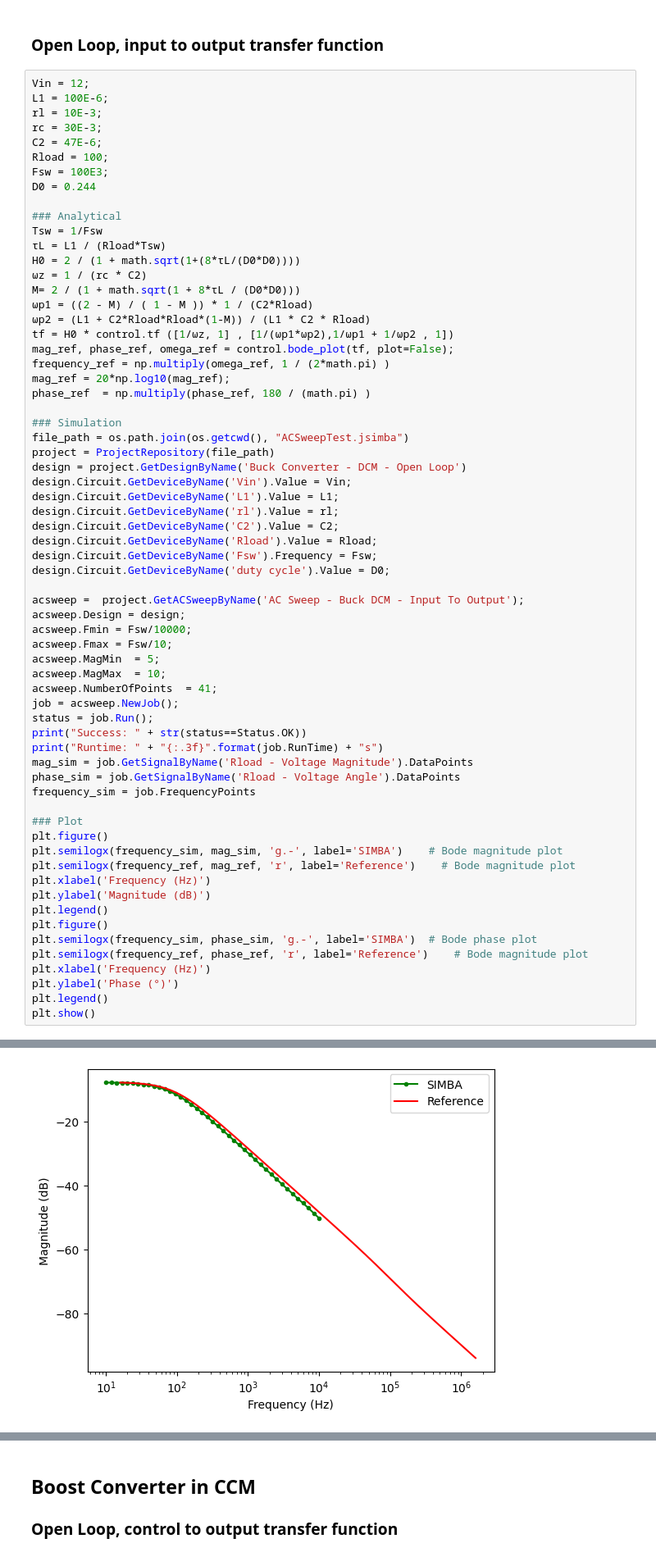
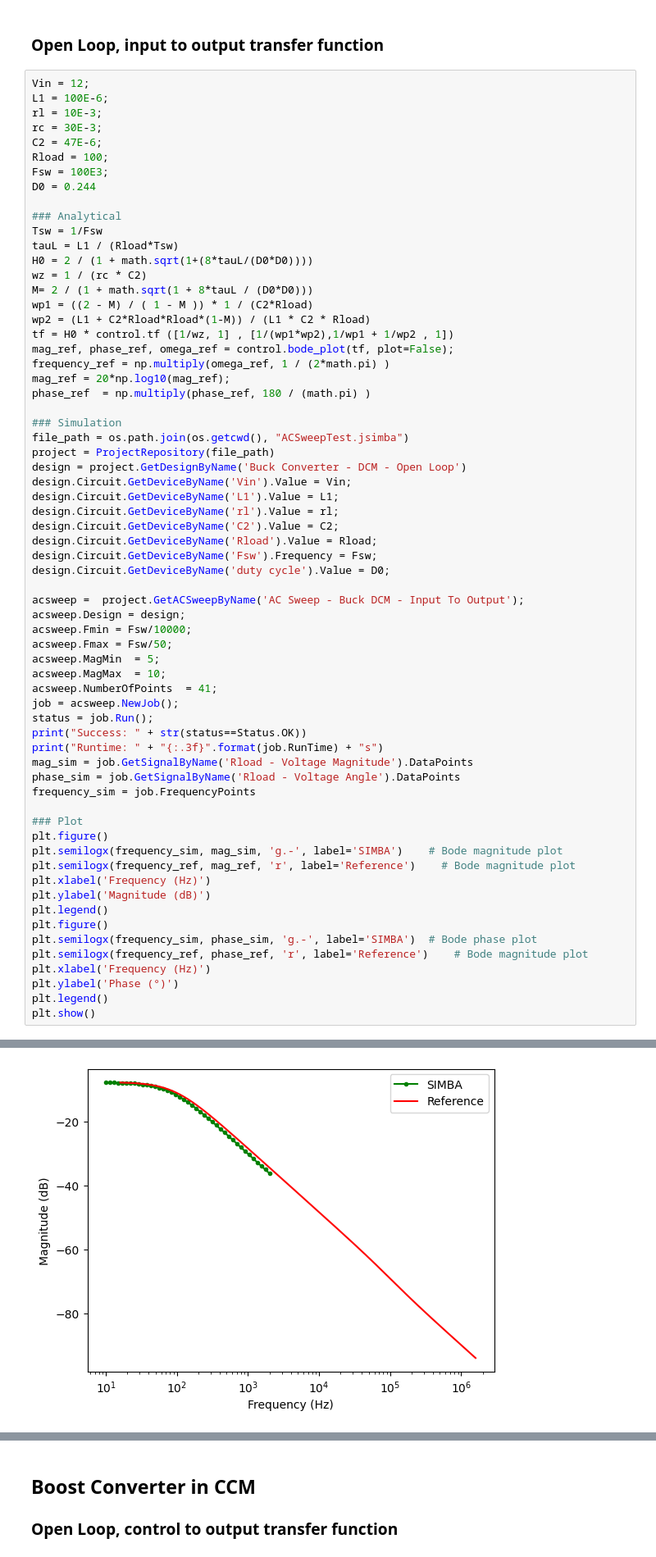
Before and after one commit to aesim-tech/simba-python-examples, a Jupyter notebook: 12. AC Sweep/ACSweepExamples.ipynb, the cells around one changed output, grey strips where cells are left out. Shown at 82% size. Saved outputs shown, nothing was run; the diff lists cells and outputs as text.

```diff
--- a/12. AC Sweep/ACSweepExamples.ipynb
+++ b/12. AC Sweep/ACSweepExamples.ipynb
@@ -228,13 +228,13 @@ D0 = 0.244
 
 ### Analytical
 Tsw = 1/Fsw
-τL = L1 / (Rload*Tsw)
-H0 = 2 / (1 + math.sqrt(1+(8*τL/(D0*D0))))
-ωz = 1 / (rc * C2)
-M= 2 / (1 + math.sqrt(1 + 8*τL / (D0*D0)))
-ωp1 = ((2 - M) / ( 1 - M )) * 1 / (C2*Rload)
-ωp2 = (L1 + C2*Rload*Rload*(1-M)) / (L1 * C2 * Rload)
-tf = H0 * control.tf ([1/ωz, 1] , [1/(ωp1*ωp2),1/ωp1 + 1/ωp2 , 1])
+tauL = L1 / (Rload*Tsw)
+H0 = 2 / (1 + math.sqrt(1+(8*tauL/(D0*D0))))
+wz = 1 / (rc * C2)
+M= 2 / (1 + math.sqrt(1 + 8*tauL / (D0*D0)))
+wp1 = ((2 - M) / ( 1 - M )) * 1 / (C2*Rload)
+wp2 = (L1 + C2*Rload*Rload*(1-M)) / (L1 * C2 * Rload)
+tf = H0 * control.tf ([1/wz, 1] , [1/(wp1*wp2),1/wp1 + 1/wp2 , 1])
 mag_ref, phase_ref, omega_ref = control.bode_plot(tf, plot=False);
 frequency_ref = np.multiply(omega_ref, 1 / (2*math.pi) )
 mag_ref = 20*np.log10(mag_ref);
@@ -255,7 +255,7 @@ design.Circuit.GetDeviceByName('duty cycle').Value = D0;
 acsweep =  project.GetACSweepByName('AC Sweep - Buck DCM - Input To Output');
 acsweep.Design = design;
 acsweep.Fmin = Fsw/10000;
-acsweep.Fmax = Fsw/10;
+acsweep.Fmax = Fsw/50;
 acsweep.MagMin  = 5;
 acsweep.MagMax  = 10;
 acsweep.NumberOfPoints  = 41;
@@ -287 +287 @@ Runtime: 2.733s
-[figure, old version]
+[figure, new version]
```
Also changed, not shown: parts of 6 cells of this notebook, 10 other files.
